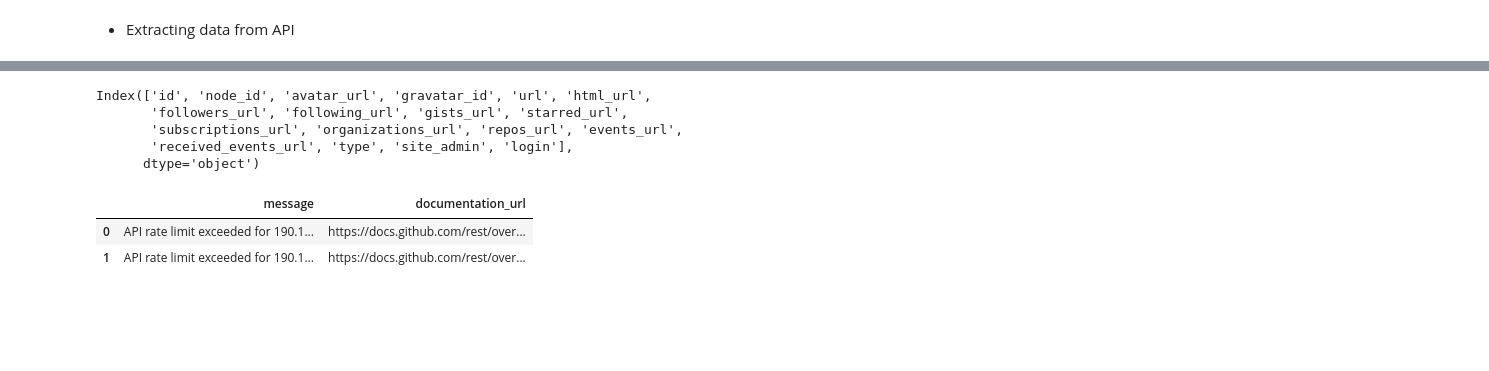
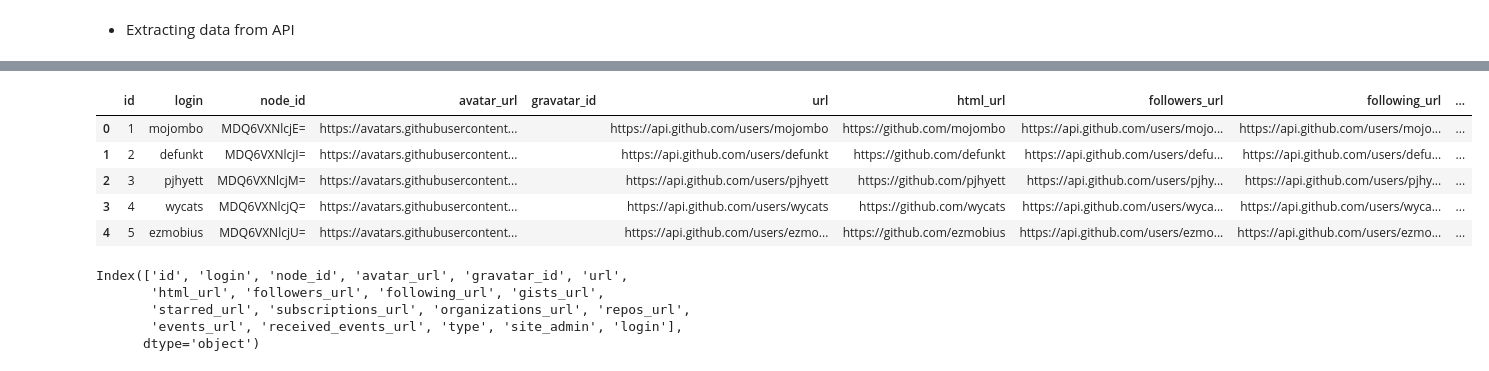
Before and after one commit to fvgm-spec/medium_notebooks, a Jupyter notebook: postman_requests/python_requests.ipynb, the cells around one changed output, grey strips where cells are left out. Saved outputs shown, nothing was run; the diff lists cells and outputs as text; code cells hidden in the pictures; blank space fills up the shorter version.

```diff
--- a/postman_requests/python_requests.ipynb
+++ b/postman_requests/python_requests.ipynb
@@ -28,14 +28,15 @@ df_ = pd.DataFrame(cols)
 # %%
 def parse_df(df):
     df = df.iloc[1: , :]
-    df = [['id', 'login','node_id', 'avatar_url', 'gravatar_id', 'url', 'html_url',
+    df = df[['id', 'login','node_id', 'avatar_url', 'gravatar_id', 'url', 'html_url',
            'followers_url', 'following_url', 'gists_url', 'starred_url',
            'subscriptions_url', 'organizations_url', 'repos_url', 'events_url',
            'received_events_url', 'type', 'site_admin', 'login']]
+    return df
 # %% [markdown]
 * Extracting data from API
 # %%
-for i in range (1,3,1):
+for i in range (0,9,1):
     get_users = requests.get(f'https://api.github.com/users?since= + {i}')
     jsonResponse = get_users.json()
     #Converts jsonresponse to dataframe
@@ -50,19 +63,19 @@ df_.shape
-# %%
-df_.columns
-# %% [output]
-Index(['id', 'node_id', 'avatar_url', 'gravatar_id', 'url', 'html_url',
-       'followers_url', 'following_url', 'gists_url', 'starred_url',
-       'subscriptions_url', 'organizations_url', 'repos_url', 'events_url',
-       'received_events_url', 'type', 'site_admin', 'login'],
-      dtype='object')
 # %%
 df = parse_df(df_)
+# %%
+df.head(5)
+# %% [output]
+|  | id | login | node_id | avatar_url | gravatar_id | url | html_url | followers_url | following_url | ... |
+| 0 | 1 | mojombo | MDQ6VXNlcjE= | https://avatars.githubusercontent... |  | https://api.github.com/users/mojombo | https://github.com/mojombo | https://api.github.com/users/mojo... | https://api.github.com/users/mojo... | ... |
+| 1 | 2 | defunkt | MDQ6VXNlcjI= | https://avatars.githubusercontent... |  | https://api.github.com/users/defunkt | https://github.com/defunkt | https://api.github.com/users/defu... | https://api.github.com/users/defu... | ... |
+| 2 | 3 | pjhyett | MDQ6VXNlcjM= | https://avatars.githubusercontent... |  | https://api.github.com/users/pjhyett | https://github.com/pjhyett | https://api.github.com/users/pjhy... | https://api.github.com/users/pjhy... | ... |
+| 3 | 4 | wycats | MDQ6VXNlcjQ= | https://avatars.githubusercontent... |  | https://api.github.com/users/wycats | https://github.com/wycats | https://api.github.com/users/wyca... | https://api.github.com/users/wyca... | ... |
+| 4 | 5 | ezmobius | MDQ6VXNlcjU= | https://avatars.githubusercontent... |  | https://api.github.com/users/ezmo... | https://github.com/ezmobius | https://api.github.com/users/ezmo... | https://api.github.com/users/ezmo... | ... |
 # %%
-df
+df.columns
+# %% [output]
+Index(['id', 'login', 'node_id', 'avatar_url', 'gravatar_id', 'url',
+       'html_url', 'followers_url', 'following_url', 'gists_url',
+       'starred_url', 'subscriptions_url', 'organizations_url', 'repos_url',
+       'events_url', 'received_events_url', 'type', 'site_admin', 'login'],
+      dtype='object')
-# %%
-users_table = pd.DataFrame(get_users.json(),index=list(range(len(get_users.json()))))
-users_table
-# %% [output]
-|  | message | documentation_url |
-| 0 | API rate limit exceeded for 190.1... | https://docs.github.com/rest/over... |
-| 1 | API rate limit exceeded for 190.1... | https://docs.github.com/rest/over... |
```
Also changed, not shown: parts of 7 cells of this notebook.
